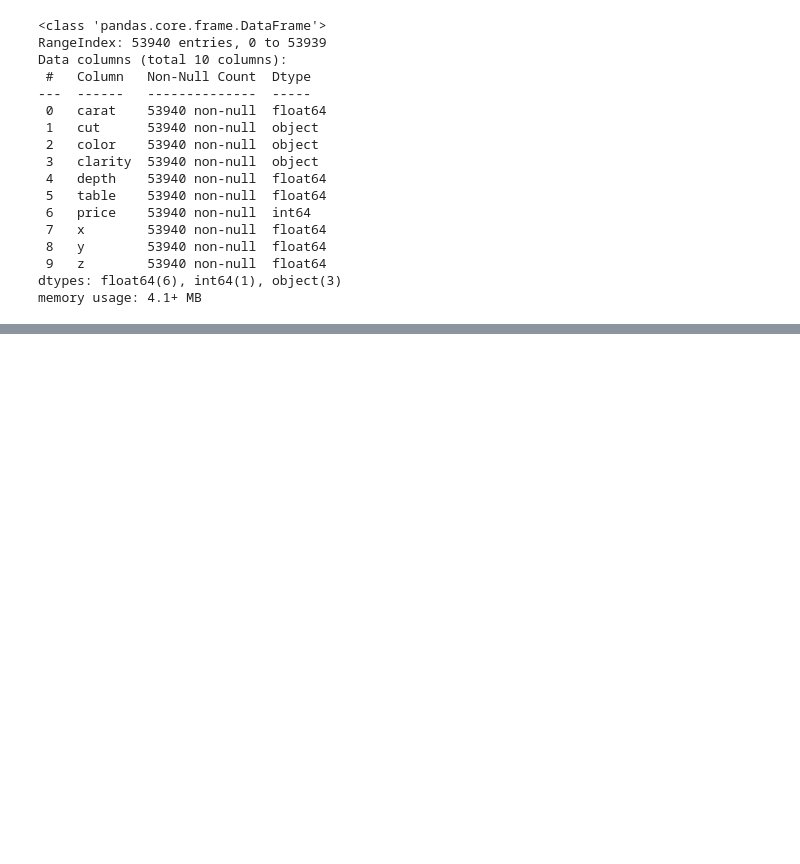
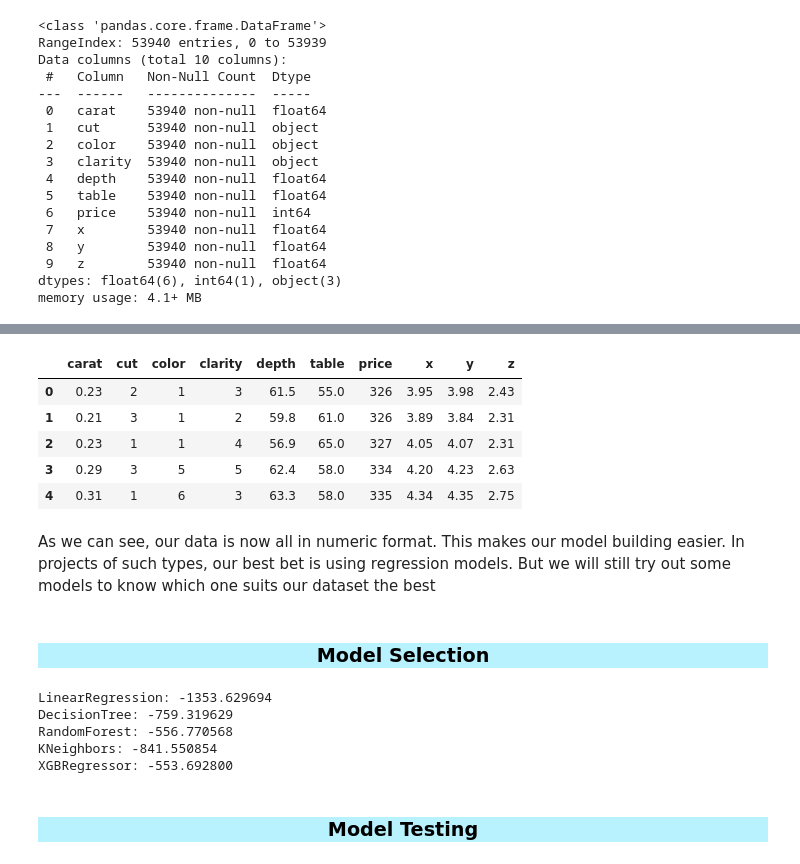
Before and after one commit to JyotBuch/Kaggle-Projects, a Jupyter notebook: Diamonds Price/Diamonds Price Prediction.ipynb, the cells around one changed output, grey strips where cells are left out. Drawn from its saved outputs; the diff is of its cells as text; code cells hidden in the pictures; blank space fills up the shorter version.

```diff
--- a/Diamonds Price/Diamonds Price Prediction.ipynb
+++ b/Diamonds Price/Diamonds Price Prediction.ipynb
@@ -53,0 +180,22 @@ memory usage: 4.1+ MB
+# %%
+#Our data looks well distributed, lets convert these categorical variabels to numeric by using sklearns LabelEncoder model
+
+from sklearn.preprocessing import LabelEncoder
+
+# Now we apply this label encoder to resolve our caaategorical data
+le = LabelEncoder()
+for col in object_cols:
+    preprocessed_data[col] = le.fit_transform(preprocessed_data[col])
+preprocessed_data.head()
+# %% [output]
+|  | carat | cut | color | clarity | depth | table | price | x | y | z |
+| 0 | 0.23 | 2 | 1 | 3 | 61.5 | 55.0 | 326 | 3.95 | 3.98 | 2.43 |
+| 1 | 0.21 | 3 | 1 | 2 | 59.8 | 61.0 | 326 | 3.89 | 3.84 | 2.31 |
+| 2 | 0.23 | 1 | 1 | 4 | 56.9 | 65.0 | 327 | 4.05 | 4.07 | 2.31 |
+| 3 | 0.29 | 3 | 5 | 5 | 62.4 | 58.0 | 334 | 4.20 | 4.23 | 2.63 |
+| 4 | 0.31 | 1 | 6 | 3 | 63.3 | 58.0 | 335 | 4.34 | 4.35 | 2.75 |
+# %% [markdown]
+As we can see, our data is now all in numeric format. This makes our model building easier. In projects of such types, our best bet is using regression models. But we will still try out some models to know which one suits our dataset the best
+# %% [markdown]
+<a id="2"></a>
+<h3 style='background:#b9f2ff; border:0; color:black'><center>Model Selection</center></h3>
@@ -53,0 +220,56 @@ memory usage: 4.1+ MB
+# %%
+from sklearn.preprocessing import StandardScaler
+from sklearn.decomposition import PCA
+from sklearn.pipeline import Pipeline
+from sklearn.tree import DecisionTreeRegressor
+from sklearn.ensemble import RandomForestRegressor
+from sklearn.linear_model import LinearRegression
+from xgboost import XGBRegressor
+from sklearn.neighbors import KNeighborsRegressor
+from sklearn.model_selection import cross_val_score
+from sklearn.metrics import mean_squared_error
+from sklearn import metrics
+
+# Building pipelines of standard scaler and model for varios regressors.
+
+pipeline_lr=Pipeline([("scalar1",StandardScaler()),
+                     ("lr_classifier",LinearRegression())])
+
+pipeline_dt=Pipeline([("scalar2",StandardScaler()),
+                     ("dt_classifier",DecisionTreeRegressor())])
+
+pipeline_rf=Pipeline([("scalar3",StandardScaler()),
+                     ("rf_classifier",RandomForestRegressor())])
+
+
+pipeline_kn=Pipeline([("scalar4",StandardScaler()),
+                     ("rf_classifier",KNeighborsRegressor())])
+
+
+pipeline_xgb=Pipeline([("scalar5",StandardScaler()),
+                     ("rf_classifier",XGBRegressor())])
+
+# List of all the pipelines
+pipelines = [pipeline_lr, pipeline_dt, pipeline_rf, pipeline_kn, pipeline_xgb]
+
+# Dictionary of pipelines and model types for ease of reference
+pipe_dict = {0: "LinearRegression", 1: "DecisionTree", 2: "RandomForest",3: "KNeighbors", 4: "XGBRegressor"}
+
+# Fit the pipelines
+for pipe in pipelines:
+    pipe.fit(X_train, y_train)
+
+cv_results_rms = []
+for i, model in enumerate(pipelines):
+    cv_score = cross_val_score(model, X_train,y_train,scoring="neg_root_mean_squared_error", cv=10)
+    cv_results_rms.append(cv_score)
+    print("%s: %f " % (pipe_dict[i], cv_score.mean()))
+# %% [output]
+LinearRegression: -1353.629694
+DecisionTree: -759.319629
+RandomForest: -556.770568
+KNeighbors: -841.550854
+XGBRegressor: -553.692800
+# %% [markdown]
+<a id="2"></a>
+<h3 style='background:#b9f2ff; border:0; color:black'><center>Model Testing</center></h3>
```
Also changed, not shown: parts of 23 cells of this notebook, 3 other files.
